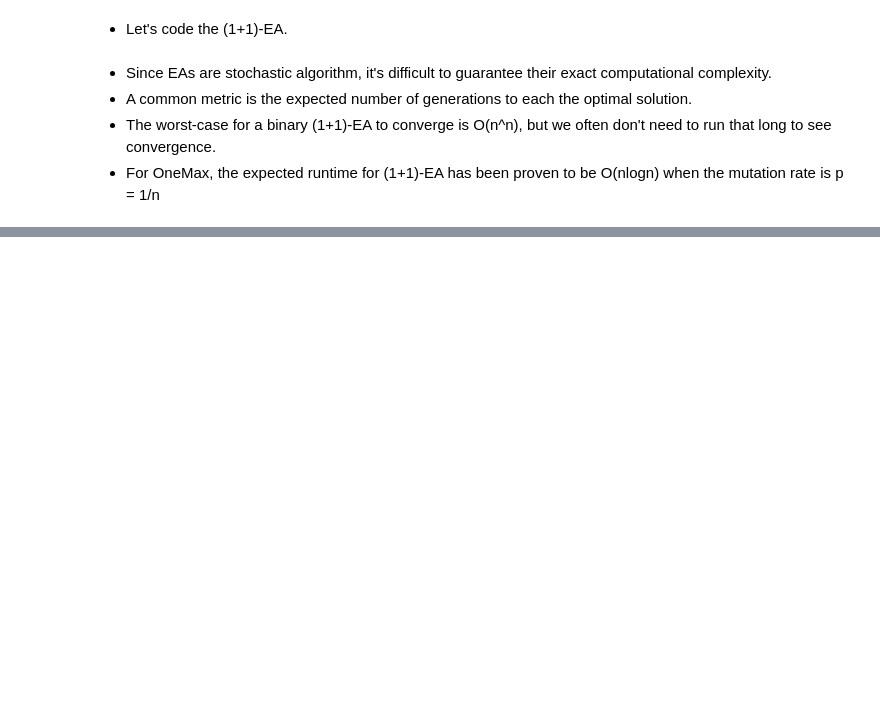
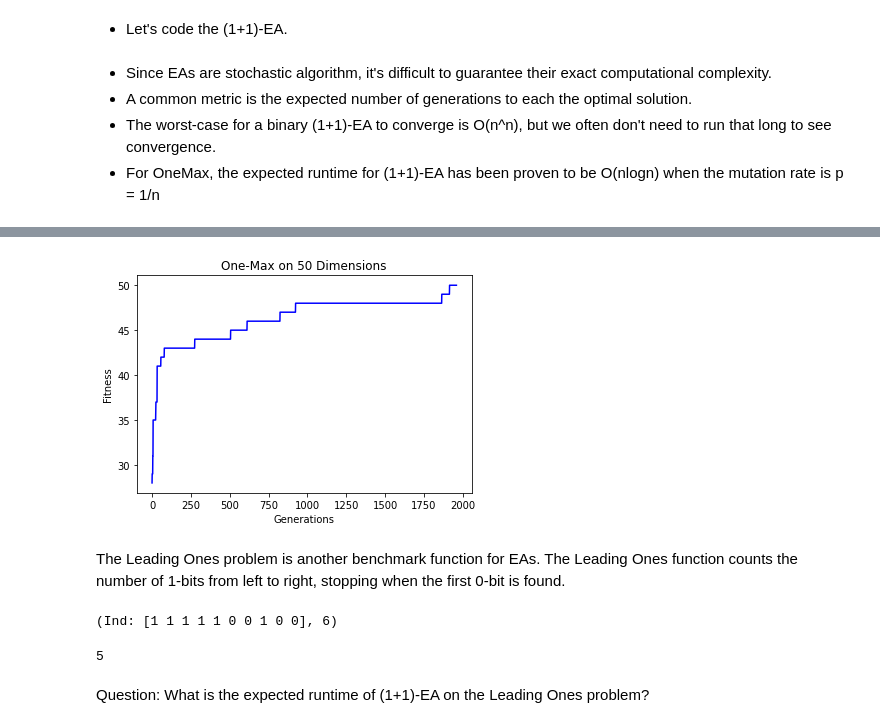
Before and after one commit to HendrickPhan/Evolution-Algorithm-Exercises, a Jupyter notebook: exer_1/BT1_220101024.ipynb, the cells around one changed output, grey strips where cells are left out. Cells and saved outputs as stored; diff of their text form; code cells hidden in the pictures; blank space fills up the shorter version.

```diff
--- a/exer_1/BT1_220101024.ipynb
+++ b/exer_1/BT1_220101024.ipynb
@@ -171,0 +186,25 @@ TypeError: 'module' object is not callable
+# %%
+plt.plot(fits, 'b')
+plt.xlabel("Generations")
+plt.ylabel("Fitness")
+plt.title(f"One-Max on {n} Dimensions");
+# %% [output]
+[figure, added]
+# %% [markdown]
+The Leading Ones problem is another benchmark function for EAs.
+The Leading Ones function counts the number of 1-bits from left to right, stopping when the first 0-bit is found.
+# %%
+def leading_ones(ind: Individual):
+    f = 0
+    for i in range(len(ind.genes)):
+        if not ind.genes[i]:
+            f = i
+            break
+    return f
+print(ind)
+leading_ones(ind)
+# %% [output]
+(Ind: [1 1 1 1 1 0 0 1 0 0], 6)
+5
+# %% [markdown]
+Question: What is the expected runtime of (1+1)-EA on the Leading Ones problem?
```
Also changed, not shown: parts of 47 cells of this notebook, 1 other file.
